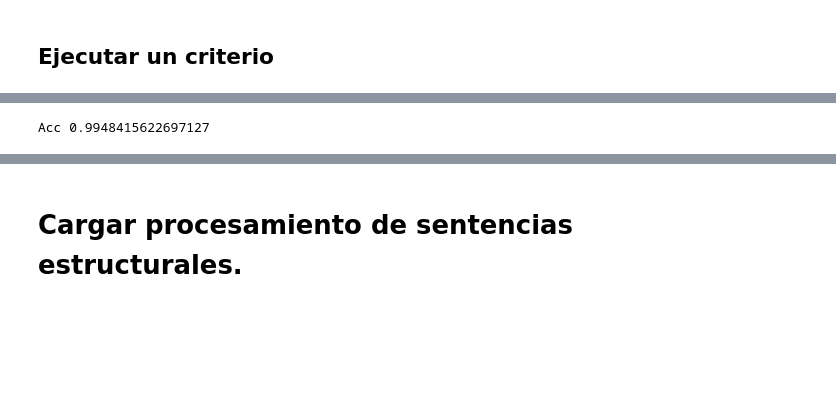
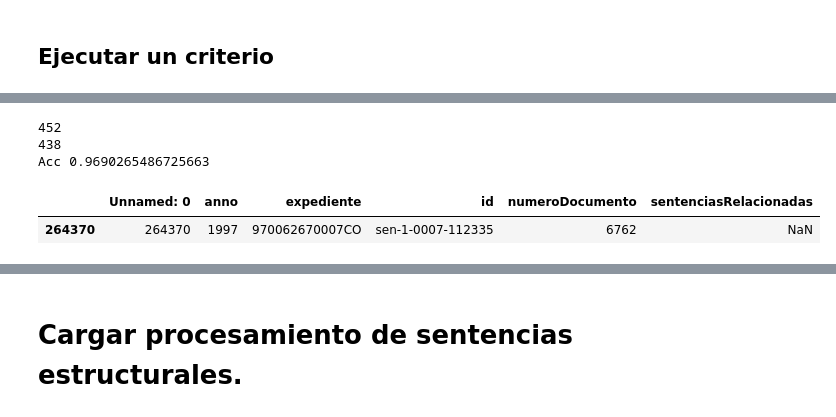
Before and after one commit to kennorsdb/nlppen, a Jupyter notebook: Notebook.ipynb, the cells around one changed output, grey strips where cells are left out. Drawn from its saved outputs; the diff is of its cells as text; code cells hidden in the pictures; blank space fills up the shorter version.

```diff
--- a/Notebook.ipynb
+++ b/Notebook.ipynb
@@ -205,7 +205,22 @@ Attempting non-optimization as 'spark.sql.execution.arrow.pyspark.fallback.enabl
 # %%
 s = estructurales.seleccion.sdf
-nueva = s.filter(s.num_doc_oficial.isNotNull()).count()
-antigua = s.filter(s.num_resolucion.isNotNull()).count()
-print("Acc", nueva/antigua)
+dateVoto = s.filter(s.citasVotDate.isNotNull()).count()
+IDVoto = s.filter(s.citasIDVoto.isNotNull()).count()
+print(dateVoto)
+print(IDVoto)
+print("Acc", IDVoto/dateVoto)
 # %% [output]
-Acc 0.9948415622697127
+452
+438
+Acc 0.9690265486725663
+# %%
+#Expediente 2772C93
+#['2772', 'C', '93']
+
+sentencias = pd.read_csv("listaSentencias.csv", sep=';', encoding='latin-1')
+x = sentencias[sentencias.numeroDocumento == 6762].sort_values(by="anno")
+x
+x[x.anno == 1997]
+# %% [output]
+|  | Unnamed: 0 | anno | expediente | id | numeroDocumento | sentenciasRelacionadas |
+| 264370 | 264370 | 1997 | 970062670007CO | sen-1-0007-112335 | 6762 | NaN |
```
Also changed, not shown: parts of 17 cells of this notebook, 5 other files.
